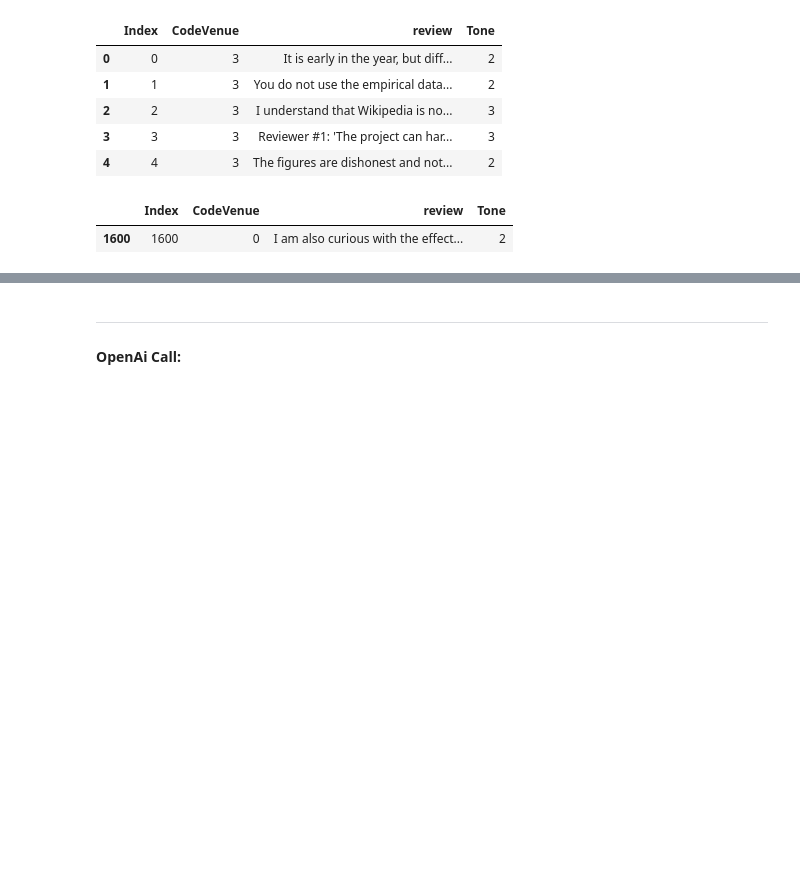
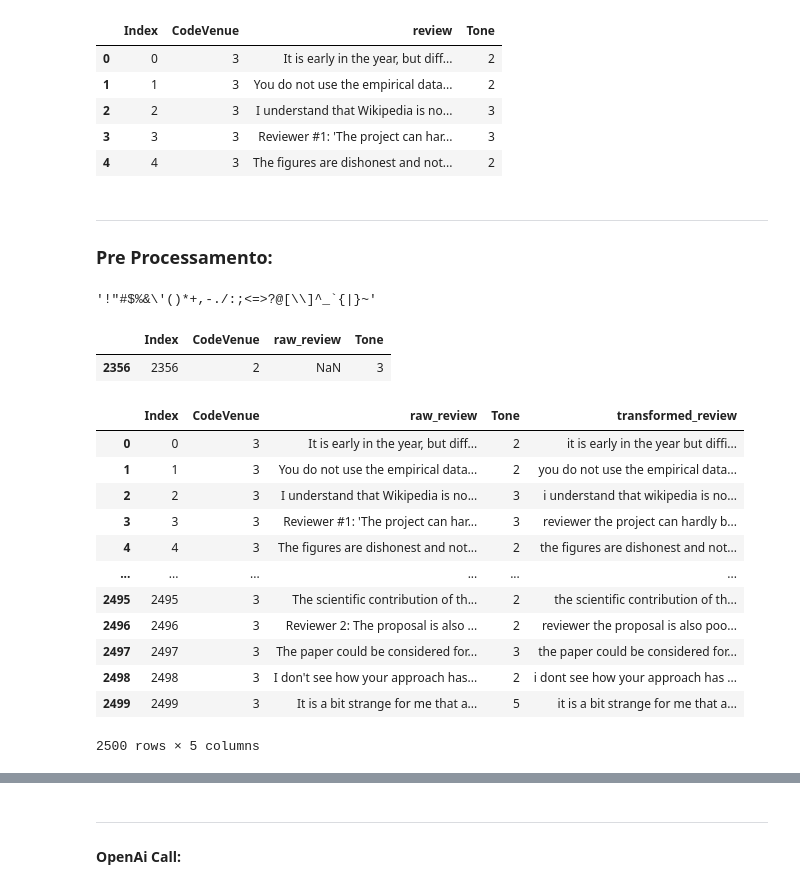
Before and after one commit to Gianini2/politeness1, a Jupyter notebook: politepeer-classification.ipynb, the cells around one changed output, grey strips where cells are left out. Saved outputs shown, nothing was run; the diff lists cells and outputs as text; code cells hidden in the pictures; blank space fills up the shorter version.

```diff
--- a/politepeer-classification.ipynb
+++ b/politepeer-classification.ipynb
@@ -101,8 +123,67 @@ TargetDf.head()
 | 2 | 2 | 3 | I understand that Wikipedia is no... | 3 |
 | 3 | 3 | 3 | Reviewer #1: 'The project can har... | 3 |
 | 4 | 4 | 3 | The figures are dishonest and not... | 2 |
-# %%
-X
-# %% [output]
-|  | Index | CodeVenue | review | Tone |
-| 1600 | 1600 | 0 | I am also curious with the effect... | 2 |
+# %% [markdown]
+---
+### Pre Processamento:
+# %%
+punctuation
+# %% [output]
+'!"#$%&\'()*+,-./:;<=>?@[\\]^_`{|}~'
+# %%
+# # Identificar linhas onde o tipo não é string
+# non_string_rows = TargetDf[~TargetDf['raw_review'].apply(lambda x: isinstance(x, str))]
+
+# # Exibir as linhas com valores não string
+# print(non_string_rows)
+
+TargetDf[~TargetDf['raw_review'].apply(lambda x: isinstance(x, str))]
+# %% [output]
+|  | Index | CodeVenue | raw_review | Tone |
+| 2356 | 2356 | 2 | NaN | 3 |
+# %%
+def ReviewPreProcess(x: str):
+    '''
+    Esta função realiza:
+    - Conversão para string
+    - Remoção de Pontuação
+    - Tudo minusculo
+    - Remoção de links
+    - Remoção de menções
+    - Remoção de palavras com números
+    - Normalização de espaços
+    '''
+
+    # Converter para string, caso não seja
+    if not isinstance(x, str):
+        return ''  # Retorna string vazia para entradas inválidas
+
+    new_x = x
+    for c in punctuation:
+        new_x = new_x.replace(c,'')
+    pattern = r"""
+    http\S+|         # Remove links
+    @\w+|            # Remove mentions
+    \b\w*\d\w*\b|    # Remove words containing numbers
+    \s+              # Normalize spaces
+    """
+    new_x = re.sub(pattern, ' ', new_x, flags=re.VERBOSE) #removendo pontuação do texto
+    return new_x.lower().strip()
+
+# TargetDf.rename(columns={'review': 'raw_review'}, inplace=True)
+TargetDf['transformed_review'] = TargetDf['raw_review'].apply(ReviewPreProcess)
+TargetDf
+# %% [output]
+|  | Index | CodeVenue | raw_review | Tone | transformed_review |
+| 0 | 0 | 3 | It is early in the year, but diff... | 2 | it is early in the year but diffi... |
+| 1 | 1 | 3 | You do not use the empirical data... | 2 | you do not use the empirical data... |
+| 2 | 2 | 3 | I understand that Wikipedia is no... | 3 | i understand that wikipedia is no... |
+| 3 | 3 | 3 | Reviewer #1: 'The project can har... | 3 | reviewer the project can hardly b... |
+| 4 | 4 | 3 | The figures are dishonest and not... | 2 | the figures are dishonest and not... |
+| ... | ... | ... | ... | ... | ... |
+| 2495 | 2495 | 3 | The scientific contribution of th... | 2 | the scientific contribution of th... |
+| 2496 | 2496 | 3 | Reviewer 2: The proposal is also ... | 2 | reviewer the proposal is also poo... |
+| 2497 | 2497 | 3 | The paper could be considered for... | 3 | the paper could be considered for... |
+| 2498 | 2498 | 3 | I don't see how your approach has... | 2 | i dont see how your approach has ... |
+| 2499 | 2499 | 3 | It is a bit strange for me that a... | 5 | it is a bit strange for me that a... |
+2500 rows × 5 columns
```
Also changed, not shown: parts of 11 cells of this notebook, 1 other file.
